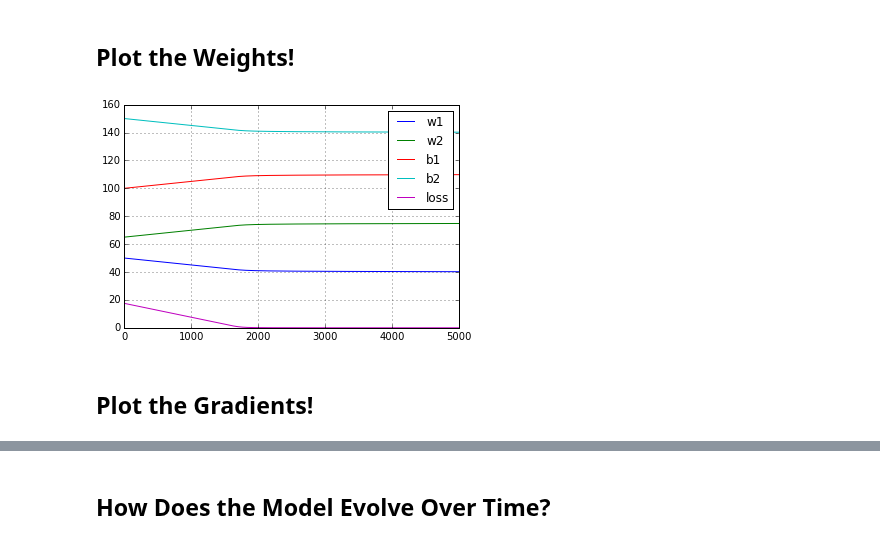
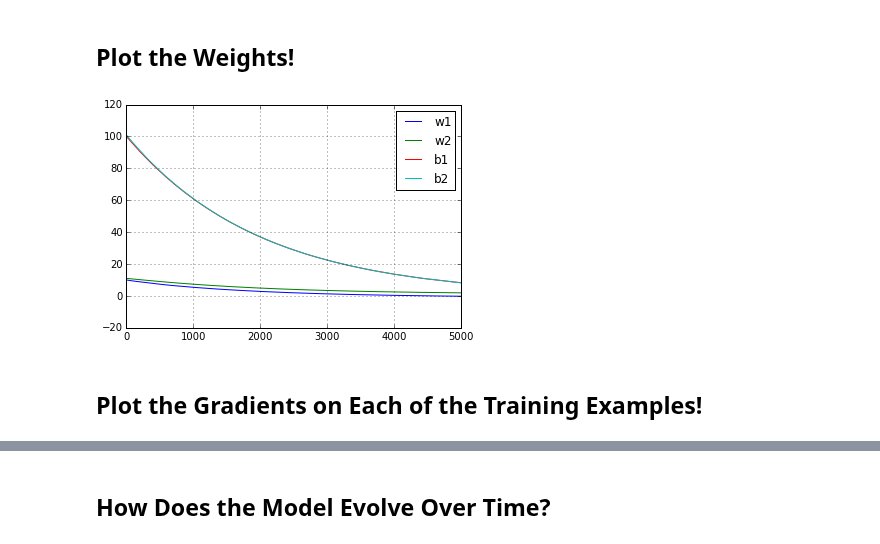
Before and after one commit to ebanner/cs393r_project, a Jupyter notebook: 1d/Softmax.ipynb, the cells around one changed output, grey strips where cells are left out. Saved outputs shown, nothing was run; the diff lists cells and outputs as text; code cells hidden in the pictures.

Commit message:
Implement logging
Enables the ability to see how the scores and probabilities for each training
examples are changing over time

```diff
--- a/1d/Softmax.ipynb
+++ b/1d/Softmax.ipynb
@@ -9,7 +9,7 @@ Simple 1D softmax classifier model with cross-entropy loss. Includes support for
 # %%
 from collections import namedtuple
 
-Model = namedtuple('Model', ['ws', 'bs', 'dws', 'dbs', 'loss'])
+Model = namedtuple('Model', ['x', 'y', 'w1', 'b1', 'score1', 'w2', 'b2', 'score2', 'prob1', 'prob2', 'dscore1', 'dscore2', 'db1', 'dw1', 'db2', 'dw2', 'loss'])
 State = namedtuple('State', ['loss', 'dws', 'dbs'])
 # %%
 def softmax(scores):
@@ -18,7 +18,7 @@ def softmax(scores):
     s1 is the number we're finding the softmax of
 
     """
-    e_x = np.exp(scores)
+    e_x = np.exp(scores - scores.max())
 
     return e_x / e_x.sum()
 # %%
@@ -108,13 +126,24 @@ estimates = list(explode())
+# %%
+from data.softmax import xs_train, ys_train
+
+sm = Softmax(xs_train, ys_train, learning_rate=0.01, regularizer=.1, batch_size=1, inspect=True)
+
+def states(iters):
+    for _ in range(iters):
+        sm.step()
+        yield sm.info
+
+states = list(states(5000))
 # %% [markdown]
 ## Plot the Weights!
 # %%
-df = pd.DataFrame(estimates, columns=Params._fields)
+df = pd.DataFrame(states, columns=Model._fields)
 
-axes = df[['w1', 'w2', 'b1', 'b2', 'loss']].plot()
+axes = df[['w1', 'w2', 'b1', 'b2']].plot()
 axes.xaxis.grid(b=True)
 axes.yaxis.grid(b=True)
 # %% [output]
-[figure, old version]
+[figure, new version]
 # %% [markdown]
-## Plot the Gradients!
+## Plot the Gradients on Each of the Training Examples!
 # %%
```
Also changed, not shown: parts of 6 cells of this notebook.
